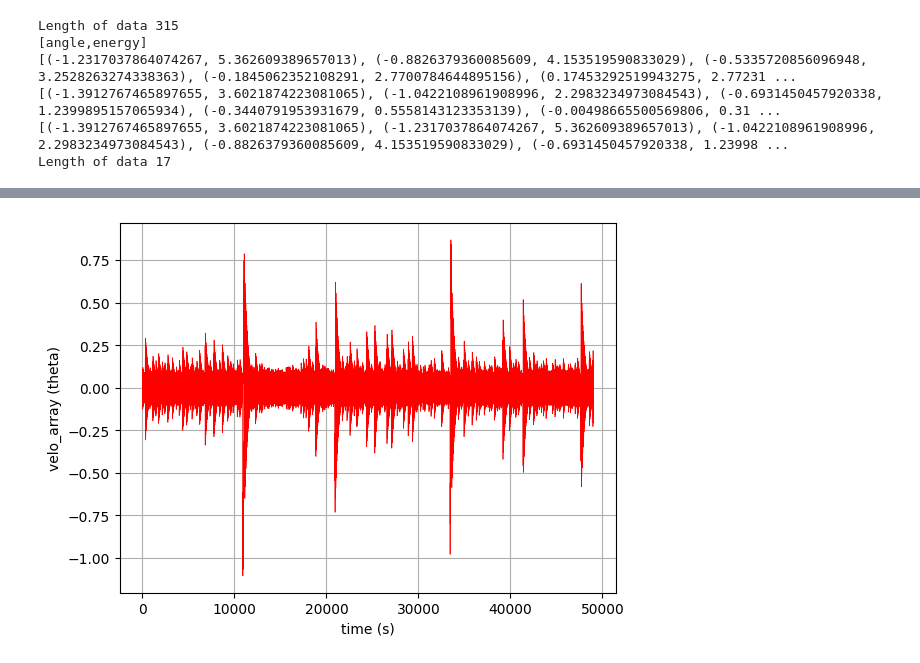
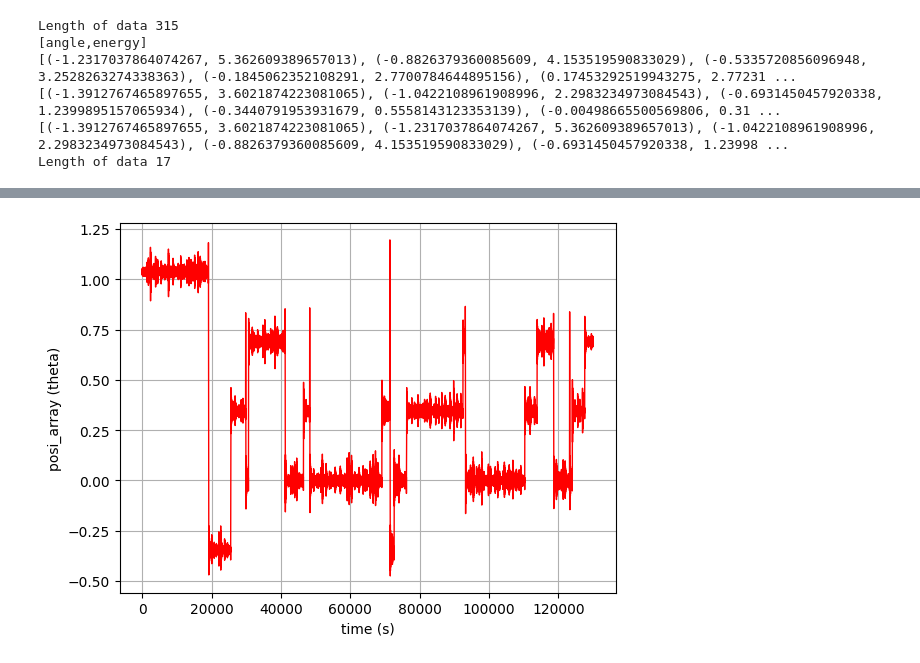
Before and after one commit to ShounakDas101/multibody, a Jupyter notebook: IEEE_Cognition_mind_02.ipynb, the cells around one changed output, grey strips where cells are left out. Cells and saved outputs as stored; diff of their text form; code cells hidden in the pictures.

```diff
--- a/IEEE_Cognition_mind_02.ipynb
+++ b/IEEE_Cognition_mind_02.ipynb
@@ -79,16 +342,18 @@ def mind_osc(x, t):
 # %%
 # Next, we create an array of the desired times for the solution.
 # Create an empty NumPy array of zeros
-no_of_samples =49000
+no_of_samples =130000
 time_array = np.zeros(no_of_samples)
 posi_array = np.zeros(no_of_samples)  # displacement or position
 velo_array = np.zeros(no_of_samples)  # velocity
 enrg_array = np.ones(no_of_samples)  # energy
+KE_array = np.ones(no_of_samples)  # Kinetic energy
+PE_array = np.ones(no_of_samples)  # Potential energy
 
 I=1.0
 a=4.0
-b=0.6
-c=0.0005
+b=0.8
+c=0.05
 f=0.3  # it should be a fraction
 N=18 # No of anaisotropy in the potential well = 1+N/2
 k=1.38 # boltzmann constant, actual value is 1.380649E-23 Joules/Kelin
@@ -97,12 +362,13 @@ print("kT :", k*T)
 
 theta = np.pi/3 -.001
 omega =0
-tou_0=10
+tou_0=40
 tou=tou_0
 
 my_time = [0,1e-2] # odeint takes time in terms of array only, h=t1-t0
 init_value =[theta, omega] # odeint takes init_value in terms of array only
-
+KE_array[0]=0.5*I*omega*omega
+PE_array[0]=a*(1-np.cos(theta))+ f*a*(1-np.cos(N*theta))
 enrg_array[0]= 0.5*I*omega*omega + a*(1-np.cos(theta))+ f*a*(1-np.cos(N*theta)) + 0.5*c*omega*omega
 
 flip_elapsed_time = 50 #int(tou)
@@ -129,6 +395,8 @@ while i != no_of_samples:
     theta=solution[1,0]
     omega=solution[1,1]
     init_value=[theta, omega]
+    KE_array[i]=0.5*I*omega*omega
+    PE_array[i]=a*(1-np.cos(theta))+ f*a*(1-np.cos(N*theta))
     enrg_array[i]= 0.5*I*omega*omega + a*(1-np.cos(theta)) + f*a*(1-np.cos(N*theta)) + 0.5*c*omega*omega
     if velo_array[i-1] > velo_array[i - 2] and velo_array[i-1] > velo_array[i] and  abs(velo_array[i-1])<= 0.25:
         E_low = 1 # latch
@@ -139,30 +407,19 @@ while i != no_of_samples:
         #print(c,i,"For E_high ",velo_array[i-2]," ",flip_elapsed_time)
     ############################################################
     if   flip_elapsed_time < tou and E_high==1:
-        c=0.0005 # normal operation
-        #enrg_array[i]= 0.5*I*omega*omega + a*(1-np.cos(theta)) + f*a*(1-np.cos(N*theta)) + 0.5*c*omega*omega
-        #enrg_array[i]= a*(1-np.cos(theta)) + f*a*(1-np.cos(N*theta)) + 0.5*c*omega*omega
-        #init_value=[theta, omega]
-
+        c=0.001 # normal operation
     elif flip_elapsed_time < tou and E_low ==1:
-        c=1.0*np.random.random(1)[0]
-        # knowledge boost
-        #enrg_array[i]= 0.5*I*omega*omega + a*(1-np.cos(theta)) + f*a*(1-np.cos(N*theta)) + 0.5*c*omega*omega
-        #enrg_array[i]=  a*(1-np.cos(theta)) + f*a*(1-np.cos(N*theta)) + 0.5*c*omega*omega
-
-        #omega_sq= (2*abs(enrg_array[i] - enrg_array[i-1]) + I*omega*omega)/(I+c)
+        c=0.535*np.random.random(1)[0]   # knowledge boost
         omega = math.sqrt(I+c)*omega
         #omega=omega+ 0.3 # this works well
         init_value=[theta, omega]
     elif flip_elapsed_time >= tou:
-        #enrg_array[i]= 0.5*I*omega*omega + a*(1-np.cos(theta)) + f*a*(1-np.cos(N*theta)) + 0.5*c*omega*omega
-        #enrg_array[i]= a*(1-np.cos(theta)) + f*a*(1-np.cos(N*theta)) + 0.5*c*omega*omega
         flip_elapsed_time=0
         E_high = 0
         E_low  = 0
-    #print(c," ",flip_elapsed_time," ",tou)
-    flip_elapsed_time = flip_elapsed_time + 1
-    i=i+1
+
+    flip_elapsed_time = flip_elapsed_time + 1 # this is under for loop
+    i=i+1 # this is under for loop
 
 print("End of while loop")
 # %% [output]
@@ -183,10 +481,9 @@ plt.grid(True)
 # %%
 # A plot of the fluid height (position) inside the straw as a function of time.
-#plt.plot(time_array[0:], 180*enrg_array[0:]/np.pi,time_array[0:], 180*velo_array[0:]/np.pi,'red', linewidth = 0.5)
-plt.plot(time_array[0:], velo_array[0:]/np.pi,'red', linewidth = 0.5)
+plt.plot(time_array[0:], posi_array[0:],'red', linewidth = 1)
 plt.xlabel('time (s)')
-plt.ylabel('velo_array (theta)')
+plt.ylabel('posi_array (theta)')
 plt.ticklabel_format(style='plain', axis='x', scilimits=(0,0))
 plt.grid(True)
 # %% [output]
-[figure, old version]
+[figure, new version]
```
Also changed, not shown: parts of 26 cells of this notebook.
